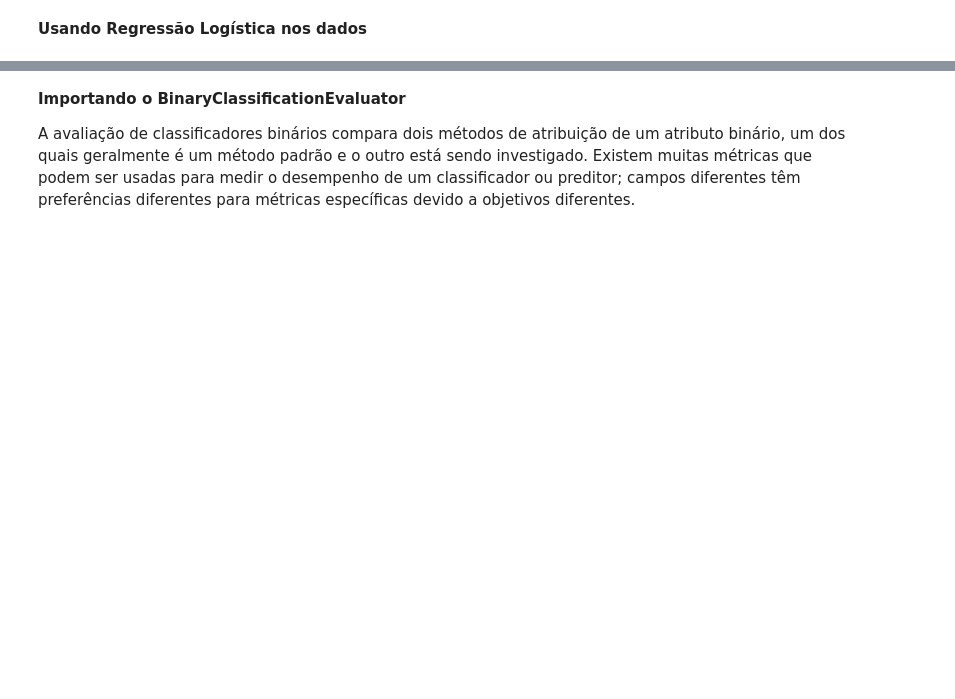
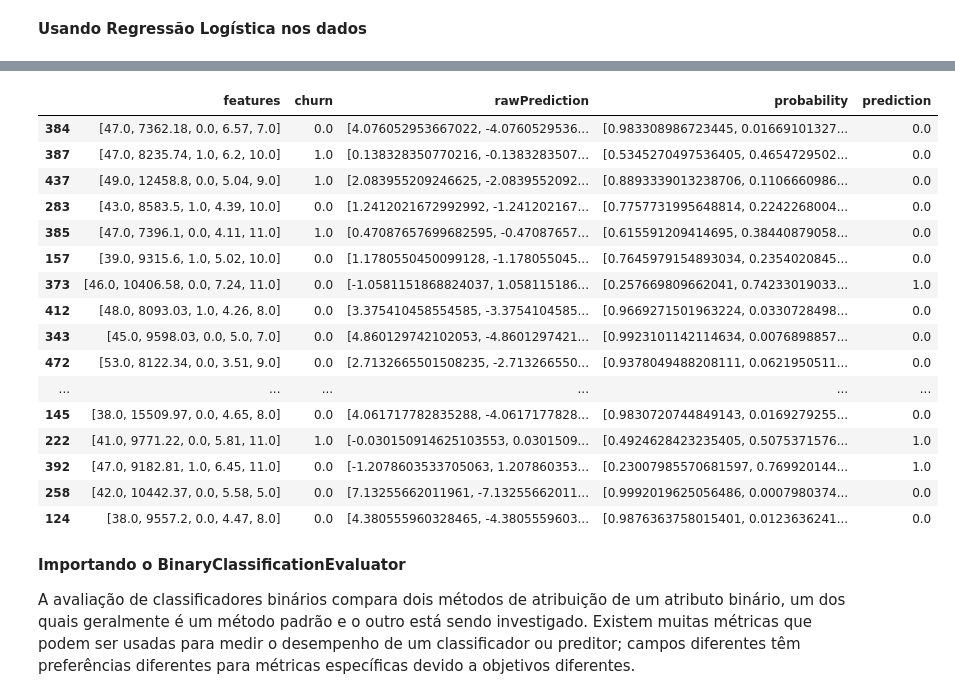
Before and after one commit to FGalvao77/Aplicando-o-algoritmo-KMeans-e-LogisticRegression-utilizando-o-PySpark, a Jupyter notebook: Aplicação_prática_dos_algoritmos_KMeans_e_LogisticRegression_utilizando_o_PySpark.ipynb, the cells around one changed output, grey strips where cells are left out. Saved outputs shown, nothing was run; the diff lists cells and outputs as text; code cells hidden in the pictures; blank space fills up the shorter version.

```diff
--- a/Aplicação_prática_dos_algoritmos_KMeans_e_LogisticRegression_utilizando_o_PySpark.ipynb
+++ b/Aplicação_prática_dos_algoritmos_KMeans_e_LogisticRegression_utilizando_o_PySpark.ipynb
@@ -668,12 +748,16 @@ root
 **Usando o `Vector` e o `VectorAssembler`**
 # %%
 # importando as bibliotecas
-from pyspark.ml.linalg import Vectors
+# from pyspark.ml.linalg import Vectors
 from pyspark.ml.feature import VectorAssembler
 
 # instanciando o objeto e seus argumentos:
 # atributos de entrada e saída
-assembler = VectorAssembler(inputCols = ['Age','Total_Purchase','Account_Manager','Years','Num_Sites'],
+assembler = VectorAssembler(inputCols = ['Age',
+                                         'Total_Purchase',
+                                         'Account_Manager',
+                                         'Years',
+                                         'Num_Sites'],
                             outputCol = 'features')
 
 # instanciando o resultado no objeto "output_data"
@@ -742,3 +868,23 @@ summary.predictions.describe().show()
+# %%
+summary.predictions.toPandas().sample(30)
+# %% [output]
+|  | features | churn | rawPrediction | probability | prediction |
+| 384 | [47.0, 7362.18, 0.0, 6.57, 7.0] | 0.0 | [4.076052953667022, -4.0760529536... | [0.983308986723445, 0.01669101327... | 0.0 |
+| 387 | [47.0, 8235.74, 1.0, 6.2, 10.0] | 1.0 | [0.138328350770216, -0.1383283507... | [0.5345270497536405, 0.4654729502... | 0.0 |
+| 437 | [49.0, 12458.8, 0.0, 5.04, 9.0] | 1.0 | [2.083955209246625, -2.0839552092... | [0.8893339013238706, 0.1106660986... | 0.0 |
+| 283 | [43.0, 8583.5, 1.0, 4.39, 10.0] | 0.0 | [1.2412021672992992, -1.241202167... | [0.7757731995648814, 0.2242268004... | 0.0 |
+| 385 | [47.0, 7396.1, 0.0, 4.11, 11.0] | 1.0 | [0.47087657699682595, -0.47087657... | [0.615591209414695, 0.38440879058... | 0.0 |
+| 157 | [39.0, 9315.6, 1.0, 5.02, 10.0] | 0.0 | [1.1780550450099128, -1.178055045... | [0.7645979154893034, 0.2354020845... | 0.0 |
+| 373 | [46.0, 10406.58, 0.0, 7.24, 11.0] | 0.0 | [-1.0581151868824037, 1.058115186... | [0.257669809662041, 0.74233019033... | 1.0 |
+| 412 | [48.0, 8093.03, 1.0, 4.26, 8.0] | 0.0 | [3.375410458554585, -3.3754104585... | [0.9669271501963224, 0.0330728498... | 0.0 |
+| 343 | [45.0, 9598.03, 0.0, 5.0, 7.0] | 0.0 | [4.860129742102053, -4.8601297421... | [0.9923101142114634, 0.0076898857... | 0.0 |
+| 472 | [53.0, 8122.34, 0.0, 3.51, 9.0] | 0.0 | [2.7132665501508235, -2.713266550... | [0.9378049488208111, 0.0621950511... | 0.0 |
+| ... | ... | ... | ... | ... | ... |
+| 145 | [38.0, 15509.97, 0.0, 4.65, 8.0] | 0.0 | [4.061717782835288, -4.0617177828... | [0.9830720744849143, 0.0169279255... | 0.0 |
+| 222 | [41.0, 9771.22, 0.0, 5.81, 11.0] | 1.0 | [-0.030150914625103553, 0.0301509... | [0.4924628423235405, 0.5075371576... | 1.0 |
+| 392 | [47.0, 9182.81, 1.0, 6.45, 11.0] | 0.0 | [-1.2078603533705063, 1.207860353... | [0.23007985570681597, 0.769920144... | 1.0 |
+| 258 | [42.0, 10442.37, 0.0, 5.58, 5.0] | 0.0 | [7.13255662011961, -7.13255662011... | [0.9992019625056486, 0.0007980374... | 0.0 |
+| 124 | [38.0, 9557.2, 0.0, 4.47, 8.0] | 0.0 | [4.380555960328465, -4.3805559603... | [0.9876363758015401, 0.0123636241... | 0.0 |
 # %% [markdown]
 **Importando o BinaryClassificationEvaluator**
 
```
Also changed, not shown: parts of 45 cells of this notebook.
